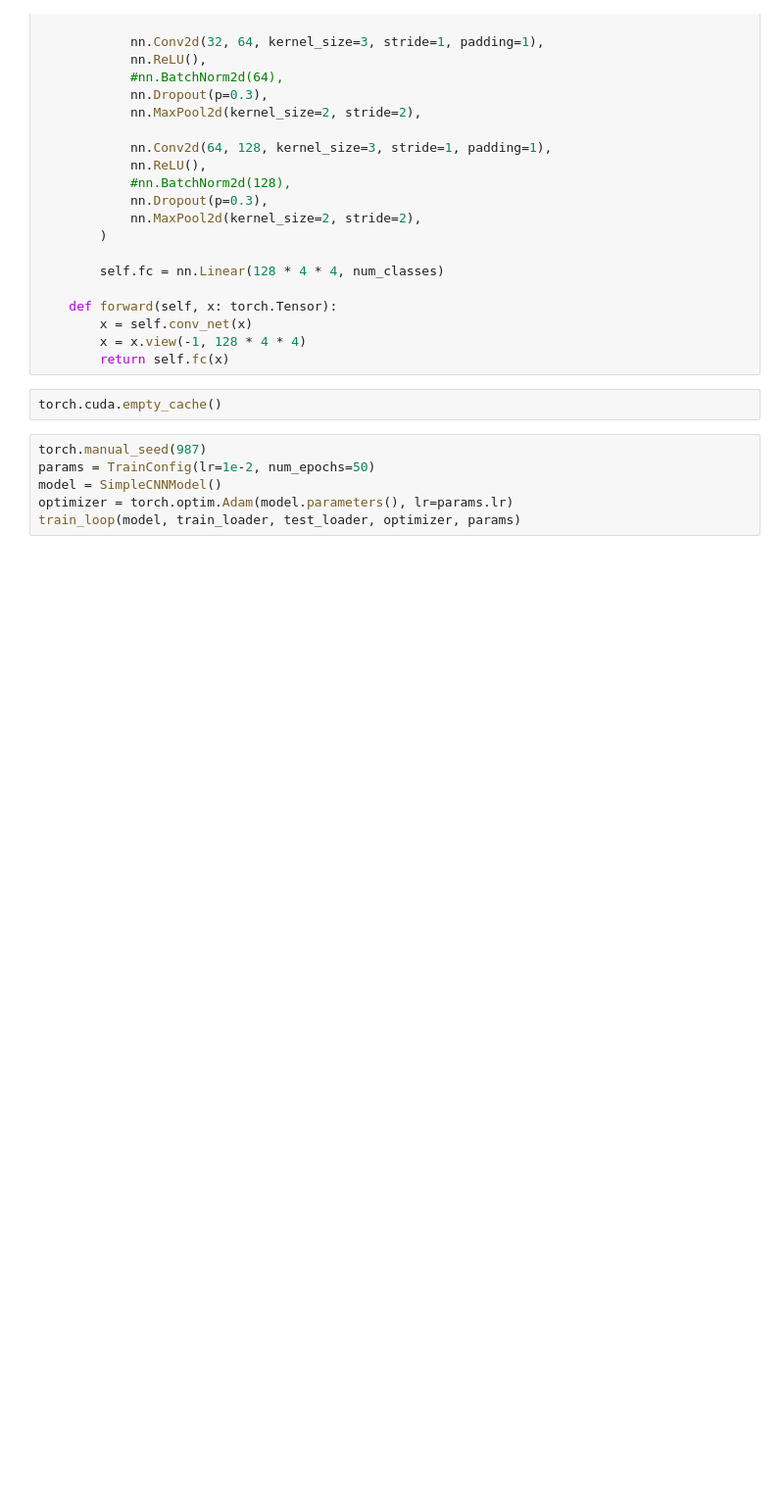
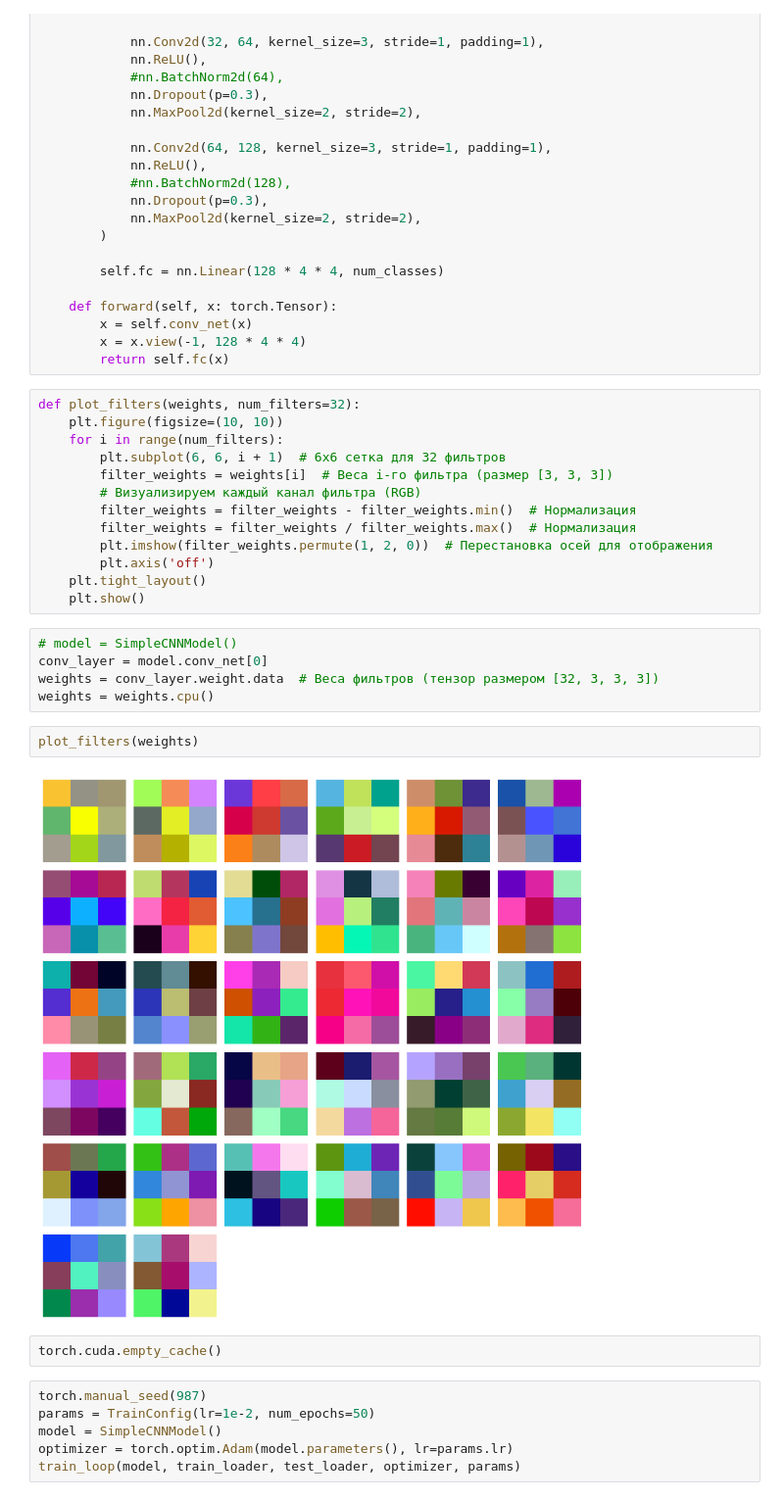
Before and after one commit to theotheo46/nlp, a Jupyter notebook: hw-student_va.ipynb, the cells around one changed output. Shown at 98% size. Cells and saved outputs as stored; diff of their text form; blank space fills up the shorter version.

```diff
--- a/hw-student_va.ipynb
+++ b/hw-student_va.ipynb
@@ -280,6 +302,28 @@ class SimpleCNNModel(nn.Module):
         x = self.conv_net(x)
         x = x.view(-1, 128 * 4 * 4)
         return self.fc(x)
+# %%
+def plot_filters(weights, num_filters=32):
+    plt.figure(figsize=(10, 10))
+    for i in range(num_filters):
+        plt.subplot(6, 6, i + 1)  # 6x6 сетка для 32 фильтров
+        filter_weights = weights[i]  # Веса i-го фильтра (размер [3, 3, 3])
+        # Визуализируем каждый канал фильтра (RGB)
+        filter_weights = filter_weights - filter_weights.min()  # Нормализация
+        filter_weights = filter_weights / filter_weights.max()  # Нормализация
+        plt.imshow(filter_weights.permute(1, 2, 0))  # Перестановка осей для отображения
+        plt.axis('off')
+    plt.tight_layout()
+    plt.show()
+# %%
+# model = SimpleCNNModel()
+conv_layer = model.conv_net[0]
+weights = conv_layer.weight.data  # Веса фильтров (тензор размером [32, 3, 3, 3])
+weights = weights.cpu()
+# %%
+plot_filters(weights)
+# %% [output]
+[figure, added]
 # %%
 torch.cuda.empty_cache()
 # %%
```
Also changed, not shown: parts of 8 cells of this notebook.
